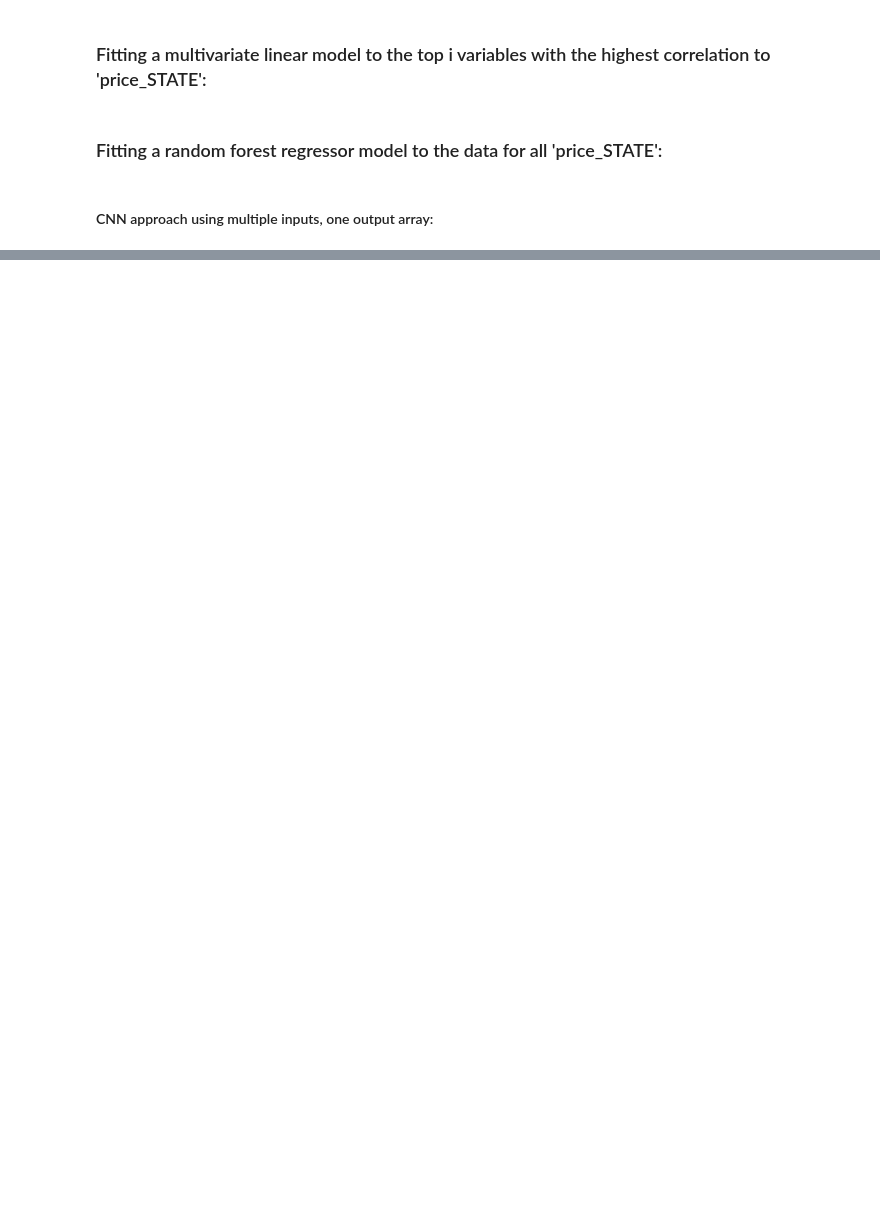
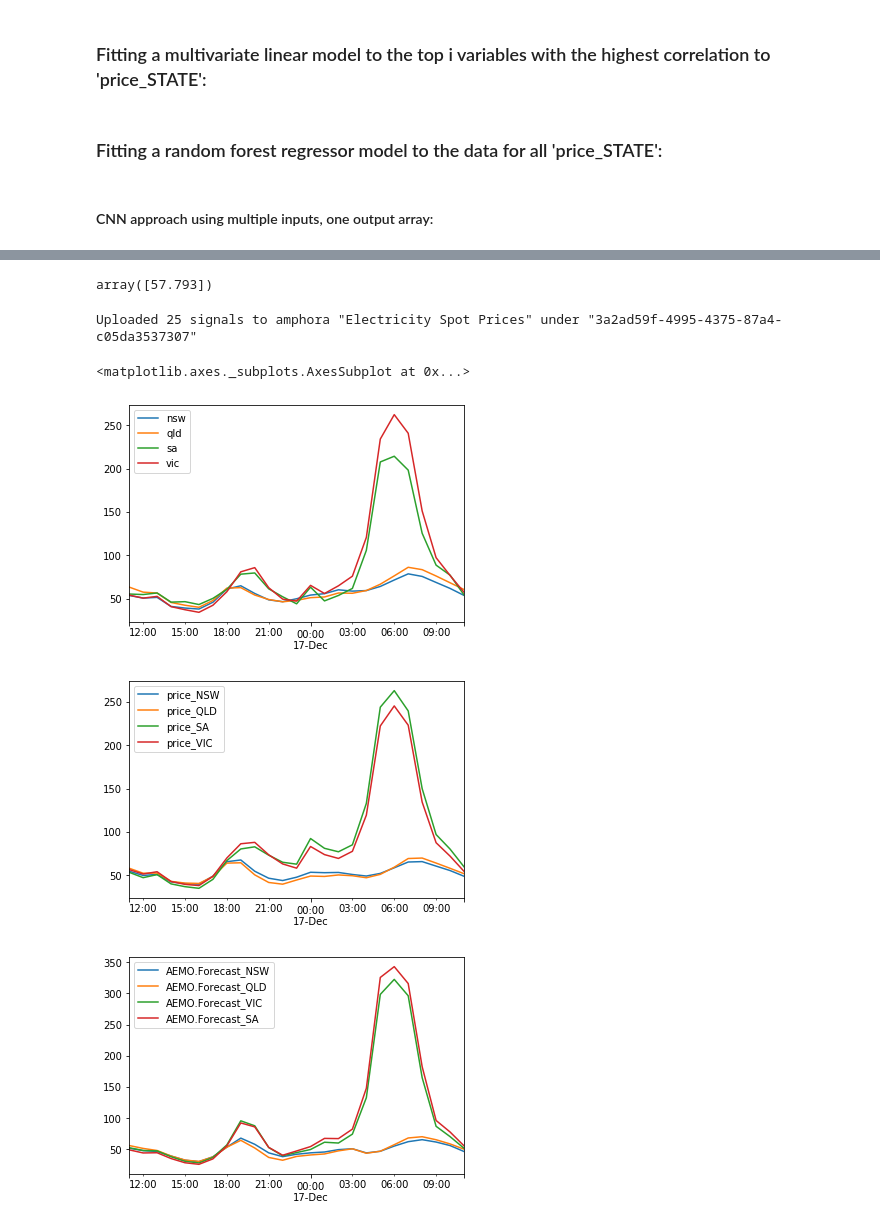
Before and after one commit to xtellurian/amphoradata-ElectricityForecast, a Jupyter notebook: Amphora-ElectricityPrice_Production.ipynb, the cells around one changed output, grey strips where cells are left out. Saved outputs shown, nothing was run; the diff lists cells and outputs as text; code cells hidden in the pictures; blank space fills up the shorter version.

```diff
--- a/Amphora-ElectricityPrice_Production.ipynb
+++ b/Amphora-ElectricityPrice_Production.ipynb
@@ -599,0 +384,3 @@ DatetimeIndex(['2019-11-11 02:00:00+00:00', '2019-11-11 03:00:00+00:00',
+# %%
+mae_CNN, rel_CNN = tool.MAE_CNN(predictions, y.iloc[test_from:test_to,:])
+print('--- MAE ($) of\n {0},\n\nwith a relative error of\n{1} ---'.format(mae_CNN, rel_CNN))
@@ -599,0 +481,3 @@ DatetimeIndex(['2019-11-11 02:00:00+00:00', '2019-11-11 03:00:00+00:00',
+# %%
+mae_CNN_2, rel_CNN_2 = doodahs.MAE_CNN_3(predictions_2, y.iloc[test_from:test_to,:])
+print(f'mae ($): {mae_CNN_2} \nrel (%): {rel_CNN_2}')
@@ -599,0 +563,3 @@ DatetimeIndex(['2019-11-11 02:00:00+00:00', '2019-11-11 03:00:00+00:00',
+# %%
+mae_CNN_3, rel_CNN_3 = doodahs.MAE_CNN_3(predictions_3, y.iloc[test_from:test_to,:])
+print(f'mae ($): {mae_CNN_3} \nrel (%): {rel_CNN_3}')
@@ -599,0 +577,42 @@ DatetimeIndex(['2019-11-11 02:00:00+00:00', '2019-11-11 03:00:00+00:00',
+# %%
+mae_CNN_3[mae_CNN_3.index=='price_SA'].values
+# %% [output]
+array([57.793])
+# %%
+# get all the mean abs errors, select smallest, use model to make inferences:
+mae_arr = [mae_lin[mae_lin.index=='price_SA'].values,
+    mae_RFR[mae_RFR.index=='price_SA'].values,
+    mae_CNN[mae_CNN.index=='price_SA'].values,
+    mae_CNN_2[mae_CNN_2.index=='price_SA'].values,
+    mae_CNN_3[mae_CNN_3.index=='price_SA'].values
+    ]
+# get index of minimal member of list:
+index_min = min(range(len(mae_arr)), key=mae_arr.__getitem__)
+
+# get best predictions:
+pred_list = [lin_pred_df, RFR_pred_df, CNN_1_pred_df, CNN_2_pred_df, CNN_3_pred_df]
+inference = pred_list[index_min]
+inference.columns = [(_[:_.index('_')]).lower() for _ in inference.columns ]
+# %%
+params = {'name': "Electricity Spot Prices",
+        'description': "Trends for electricity spot prices. Absolute value may diverge from true value, but trend is valid.",
+        'price': 0
+        }
+# WARNING: FOR SOME ULTRA WEIRD REASON ALL CAPS NAMES ARE NOT FUN AND WILL NOT ADD VALUES I HATE WRITING IN LOWER CASE UHHHRGS!!!!
+# upload
+APIfetch.upload_series(inference, params, id_='3a2ad59f-4995-4375-87a4-c05da3537307')
+# %% [output]
+Uploaded 25 signals to amphora "Electricity Spot Prices" under "3a2ad59f-4995-4375-87a4-c05da3537307"
+# %%
+inference.plot()
+RealPrices = y[(y.index>=inference.index[0]) & (y.index<=inference.index[-1])]
+RealPrices.plot()
+banana = [_ for _ in df_fore.columns if 'price' in _][0:4]
+ForeCast_AEMO = df_fore[banana][(df_fore.index>=inference.index[0]) & (df_fore.index<=inference.index[-1])]
+ForeCast_AEMO.columns = [''.join(["AEMO", _[_.index('.'):]]) for _ in ForeCast_AEMO.columns]
+ForeCast_AEMO.plot()
+# %% [output]
+<matplotlib.axes._subplots.AxesSubplot at 0x...>
+[figure, added]
+[figure, added]
+[figure, added]
```
Also changed, not shown: parts of 55 cells of this notebook, 13 other files.
